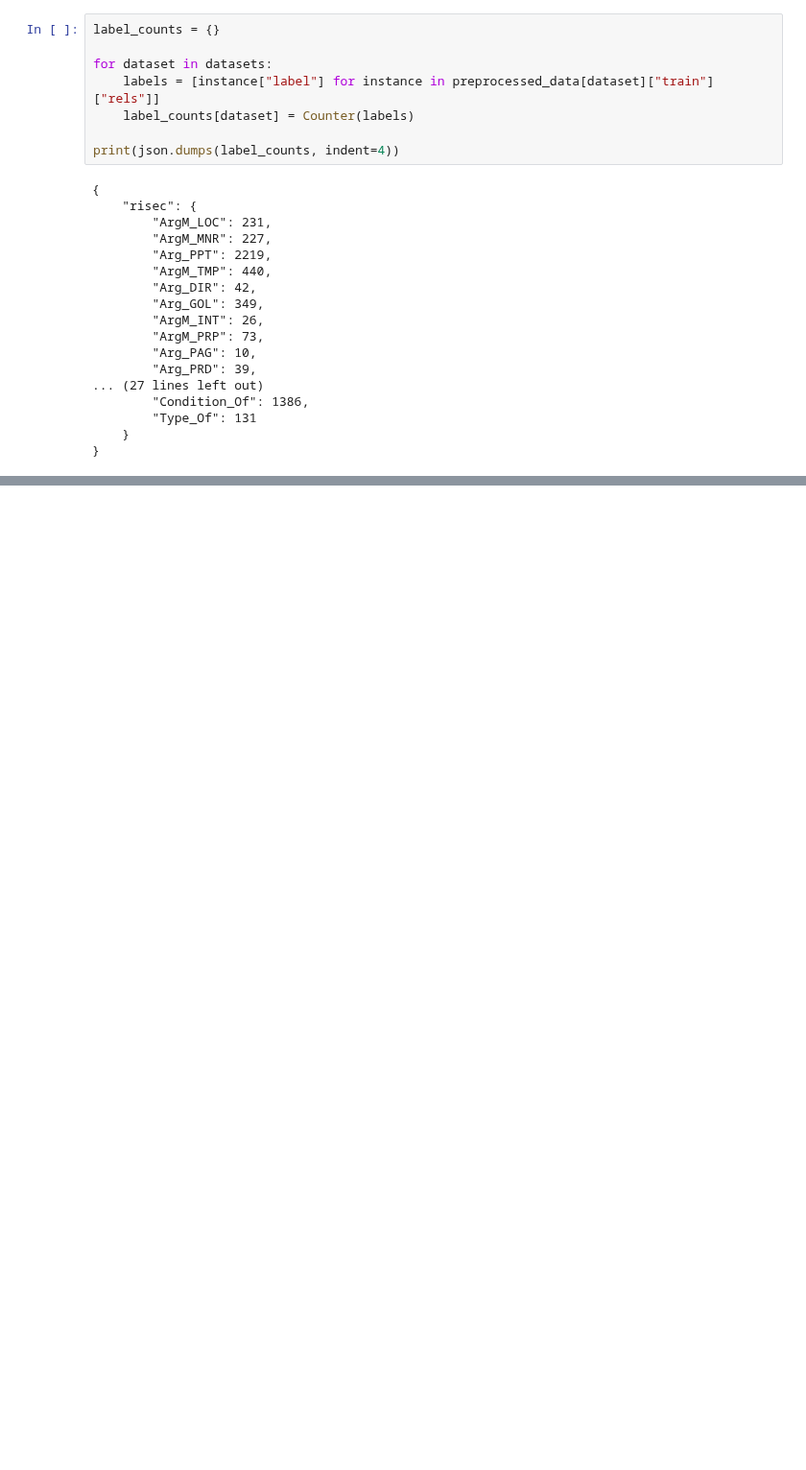
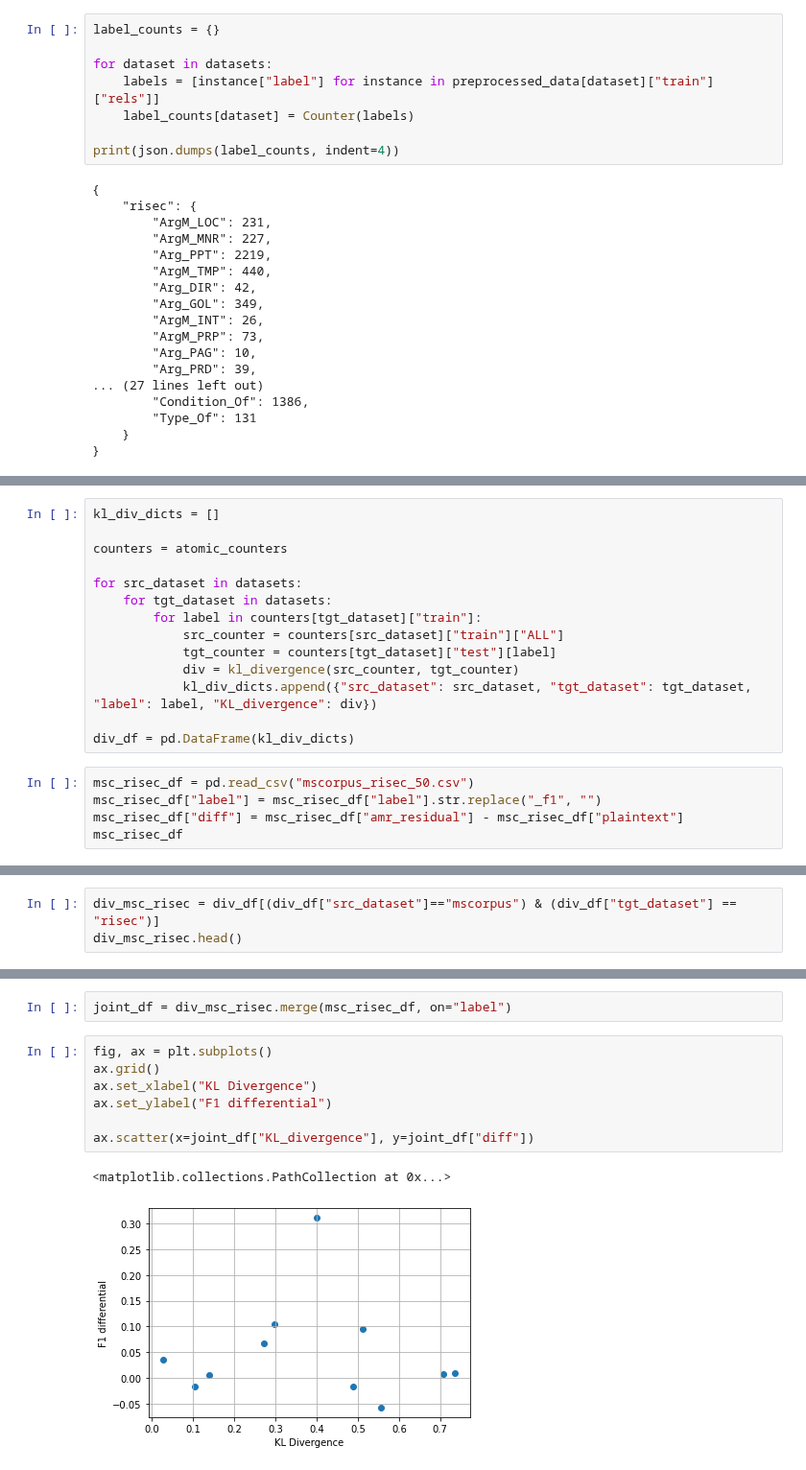
Before and after one commit to ShoRit/flow_graphs, a Jupyter notebook: code/analysis_notebooks/amr_correlation_analysis.ipynb, the cells around one changed output, grey strips where cells are left out. Shown at 96% size. Cells and saved outputs as stored; diff of their text form; blank space fills up the shorter version.

```diff
--- a/code/analysis_notebooks/amr_correlation_analysis.ipynb
+++ b/code/analysis_notebooks/amr_correlation_analysis.ipynb
@@ -170,0 +217,19 @@ dict_keys(['ArgM_LOC', 'ArgM_MNR', 'Arg_PPT', 'ArgM_TMP', 'Arg_DIR', 'Arg_GOL',
+# %%
+kl_div_dicts = []
+
+counters = atomic_counters
+
+for src_dataset in datasets:
+    for tgt_dataset in datasets:
+        for label in counters[tgt_dataset]["train"]:
+            src_counter = counters[src_dataset]["train"]["ALL"]
+            tgt_counter = counters[tgt_dataset]["test"][label]
+            div = kl_divergence(src_counter, tgt_counter)
+            kl_div_dicts.append({"src_dataset": src_dataset, "tgt_dataset": tgt_dataset, "label": label, "KL_divergence": div})
+
+div_df = pd.DataFrame(kl_div_dicts)
+# %%
+msc_risec_df = pd.read_csv("mscorpus_risec_50.csv")
+msc_risec_df["label"] = msc_risec_df["label"].str.replace("_f1", "")
+msc_risec_df["diff"] = msc_risec_df["amr_residual"] - msc_risec_df["plaintext"]
+msc_risec_df
@@ -170,0 +249,3 @@ dict_keys(['ArgM_LOC', 'ArgM_MNR', 'Arg_PPT', 'ArgM_TMP', 'Arg_DIR', 'Arg_GOL',
+# %%
+div_msc_risec = div_df[(div_df["src_dataset"]=="mscorpus") & (div_df["tgt_dataset"] == "risec")]
+div_msc_risec.head()
@@ -170,0 +259,12 @@ dict_keys(['ArgM_LOC', 'ArgM_MNR', 'Arg_PPT', 'ArgM_TMP', 'Arg_DIR', 'Arg_GOL',
+# %%
+joint_df = div_msc_risec.merge(msc_risec_df, on="label")
+# %%
+fig, ax = plt.subplots()
+ax.grid()
+ax.set_xlabel("KL Divergence")
+ax.set_ylabel("F1 differential")
+
+ax.scatter(x=joint_df["KL_divergence"], y=joint_df["diff"])
+# %% [output]
+<matplotlib.collections.PathCollection at 0x...>
+[figure, added]
```
Also changed, not shown: parts of 20 cells of this notebook, 2 other files.
